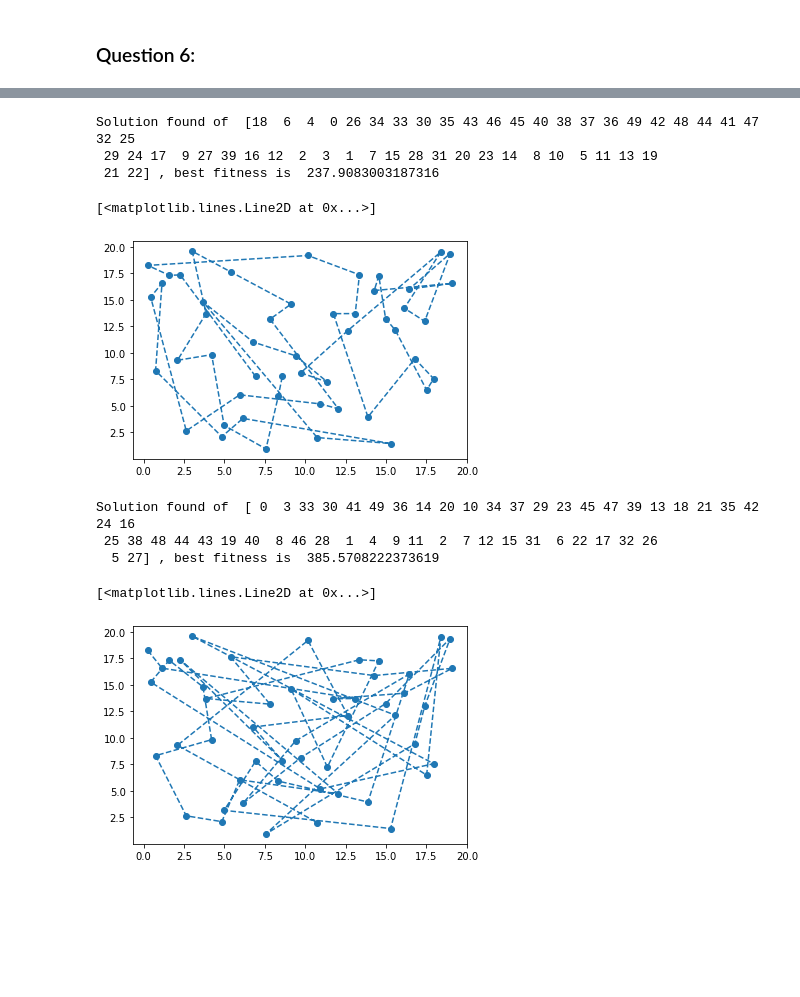
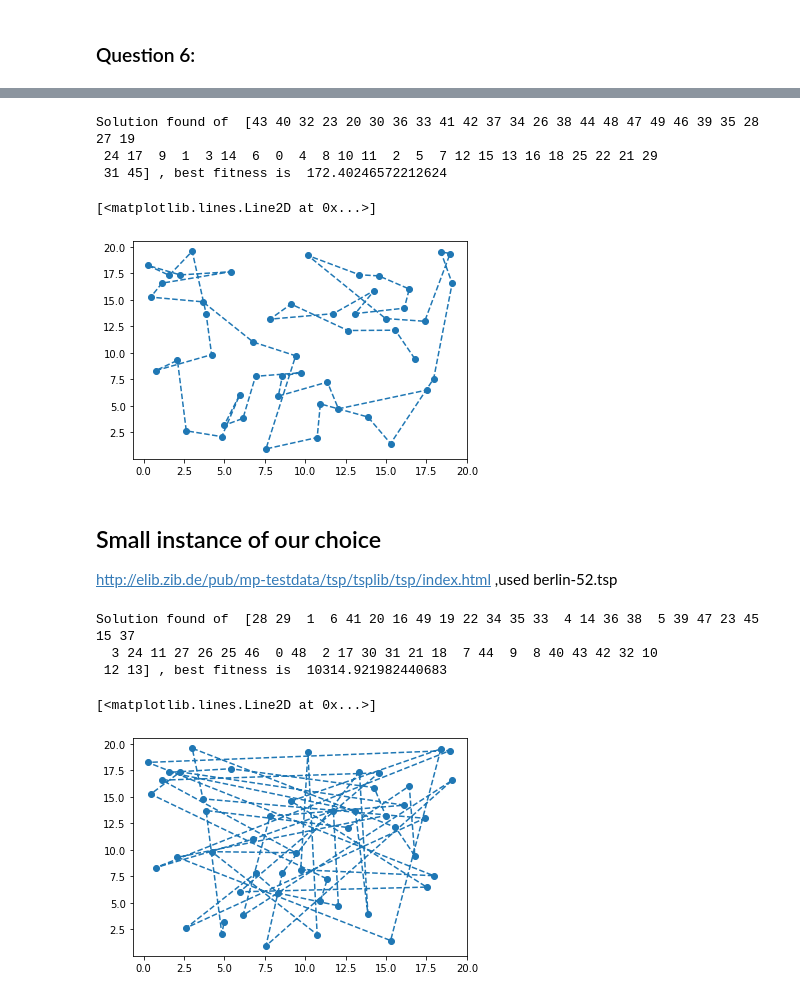
Before and after one commit to angelinabudiarto/NaturalComputing-RU, a Jupyter notebook: Assignment-EvolutionaryComputation/6_EvolutionaryComputation.ipynb, the cells around one changed output, grey strips where cells are left out. Drawn from its saved outputs; the diff is of its cells as text; code cells hidden in the pictures; blank space fills up the shorter version.

```diff
--- a/Assignment-EvolutionaryComputation/6_EvolutionaryComputation.ipynb
+++ b/Assignment-EvolutionaryComputation/6_EvolutionaryComputation.ipynb
@@ -226,28 +259,52 @@ Solution found of  [29 30 41 44 26 37 36 19 23 22 35  9 38 49 48 47 24 18 20 10
 # %%
-#Simple EA with tournement selection
-tour_EA_solution = genetic_algorithm(N, max_iters=100, LocalSearch = False, selection="tour", tour_size = 10)
+#Simple EA with tournement selection (25)
+tour_EA_solution = genetic_algorithm_simpleEA(N, max_iters=200, tour_size=25)
 
 x, y = list(), list()
 [x.append(coords_tsp[i][0]) for i in tour_EA_solution]
 [y.append(coords_tsp[i][1]) for i in tour_EA_solution]
 plt.plot(x, y, linestyle='dashed', marker='o')
 # %% [output]
-Solution found of  [18  6  4  0 26 34 33 30 35 43 46 45 40 38 37 36 49 42 48 44 41 47 32 25
- 29 24 17  9 27 39 16 12  2  3  1  7 15 28 31 20 23 14  8 10  5 11 13 19
- 21 22] , best fitness is  237.9083003187316
+Solution found of  [43 40 32 23 20 30 36 33 41 42 37 34 26 38 44 48 47 49 46 39 35 28 27 19
+ 24 17  9  1  3 14  6  0  4  8 10 11  2  5  7 12 15 13 16 18 25 22 21 29
+ 31 45] , best fitness is  172.40246572212624
 [<matplotlib.lines.Line2D at 0x...>]
-[figure, old version]
+[figure, new version]
+# %% [markdown]
+## Small instance of our choice
+http://elib.zib.de/pub/mp-testdata/tsp/tsplib/tsp/index.html
+,used berlin-52.tsp
+# %%
+#Small instance of our choice
+
+x_len = 50
+y_len = 2
+N = 100
+
+def read_txt_instance(txt):
+    coords_city = np.empty((x_len,y_len))
+    with open(txt, "r") as file_tsp:
+        lines = file_tsp.readlines()
+    n_lines = len(lines)
+    for i in range(n_lines):
+        line_i = lines[i].splitlines()
+        coord_i = line_i[0].split()
+        coord_i = coord_i[1:3]
+        coords_city[i] = [float(j) for j in coord_i]
+    return coords_city
+
+berlin52_tsp = read_txt_instance("berlin52-tsp.txt")
+txt = berlin52_tsp
 # %%
-#Simple EA with tournement selection
-EA_solution = genetic_algorithm(N, max_iters=100, LocalSearch = False, selection="-")
+instance_simpleEA_solution = genetic_algorithm_simpleEA(N, max_iters=200, tour_size=15)
 
 x, y = list(), list()
-[x.append(coords_tsp[i][0]) for i in EA_solution]
-[y.append(coords_tsp[i][1]) for i in EA_solution]
+[x.append(coords_tsp[i][0]) for i in instance_simpleEA_solution]
+[y.append(coords_tsp[i][1]) for i in instance_simpleEA_solution]
 plt.plot(x, y, linestyle='dashed', marker='o')
 # %% [output]
-Solution found of  [ 0  3 33 30 41 49 36 14 20 10 34 37 29 23 45 47 39 13 18 21 35 42 24 16
- 25 38 48 44 43 19 40  8 46 28  1  4  9 11  2  7 12 15 31  6 22 17 32 26
-  5 27] , best fitness is  385.5708222373619
+Solution found of  [28 29  1  6 41 20 16 49 19 22 34 35 33  4 14 36 38  5 39 47 23 45 15 37
+  3 24 11 27 26 25 46  0 48  2 17 30 31 21 18  7 44  9  8 40 43 42 32 10
+ 12 13] , best fitness is  10314.921982440683
 [<matplotlib.lines.Line2D at 0x...>]
-[figure, old version]
+[figure, new version]
```
Also changed, not shown: parts of 6 cells of this notebook, 2 other files.
